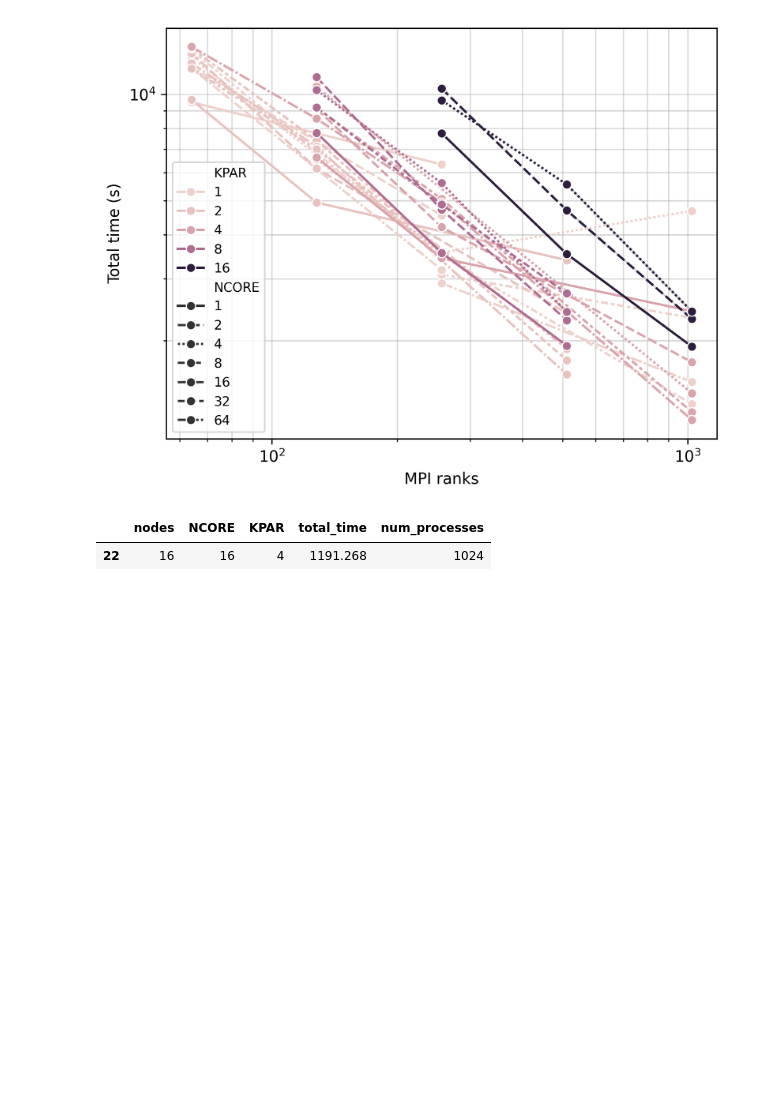
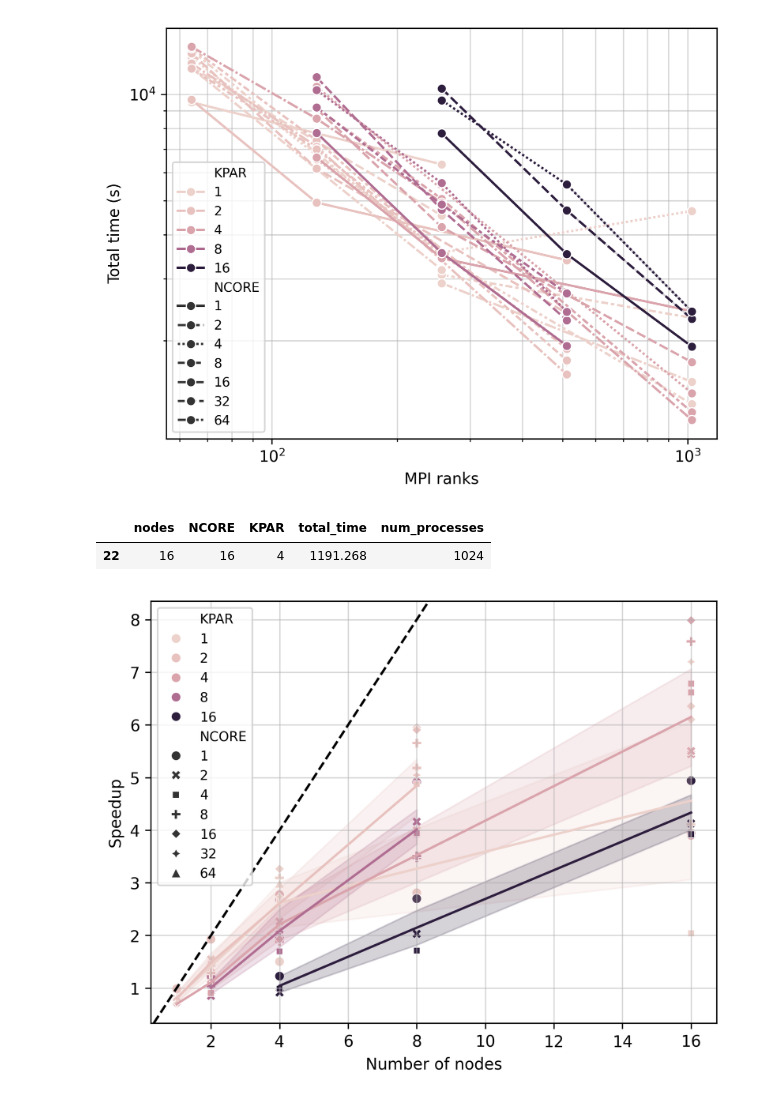
Before and after one commit to astagroup/benchmarks, a Jupyter notebook: bridges2/vasp/heo/plot.ipynb, the cells around one changed output. Cells and saved outputs as stored; diff of their text form; code cells hidden in the pictures; blank space fills up the shorter version.

Commit message:
add speedup plot

```diff
--- a/bridges2/vasp/heo/plot.ipynb
+++ b/bridges2/vasp/heo/plot.ipynb
@@ -93,3 +94,52 @@ df[df['total_time']==df['total_time'].min()]
 # %% [output]
 |  | nodes | NCORE | KPAR | total_time | num_processes |
 | 22 | 16 | 16 | 4 | 1191.268 | 1024 |
+# %%
+import numpy as np
+
+idx = np.logical_and(
+     df['nodes'] == 1,
+     np.logical_and(df['KPAR'] == 1, df['NCORE'] == 1)
+)
+
+rank1_time = df[idx]['total_time'].to_numpy()[0]
+# %%
+df['speedup'] = rank1_time / df['total_time']
+
+plt.figure(
+    dpi=300
+)
+ax = sns.scatterplot(
+    data=df,
+    x='nodes', y='speedup',
+    hue='KPAR', style='NCORE',
+    marker='o',
+)
+ax = sns.lineplot(
+    data=df,
+    x='nodes', y='speedup',
+    hue='KPAR', #style='NCORE',
+    legend=None,  # Disable legend for the lineplot
+    # marker='o',
+    ax=ax
+)
+ax.axline((1, 1), slope=1, color='black', linestyle='--')
+ax.set(
+    # title='Effect of NCORE on Total Time',
+    xlabel='Number of nodes',
+    # xlabel='Number of processes (ntasks_per_node $\\times$ nodes)',
+    ylabel='Speedup',
+    # xscale='log', yscale='log'
+)
+
+# handles, labels = ax.get_legend_handles_labels()
+# ax._legend.remove()
+# ax.fig.legend(handles, labels, ncol=2, loc='upper center',
+#                 bbox_to_anchor=(0.5, 1.15), frameon=False)
+# plt.legend(title='Nodes and NCORE')
+ax.legend(fontsize='small')
+ax.grid(True, which='both', alpha=0.5)
+plt.savefig('speedup.pdf')
+plt.show()
+# %% [output]
+[figure, added]
```
Also changed, not shown: parts of 1 cell of this notebook, 2 other files.
